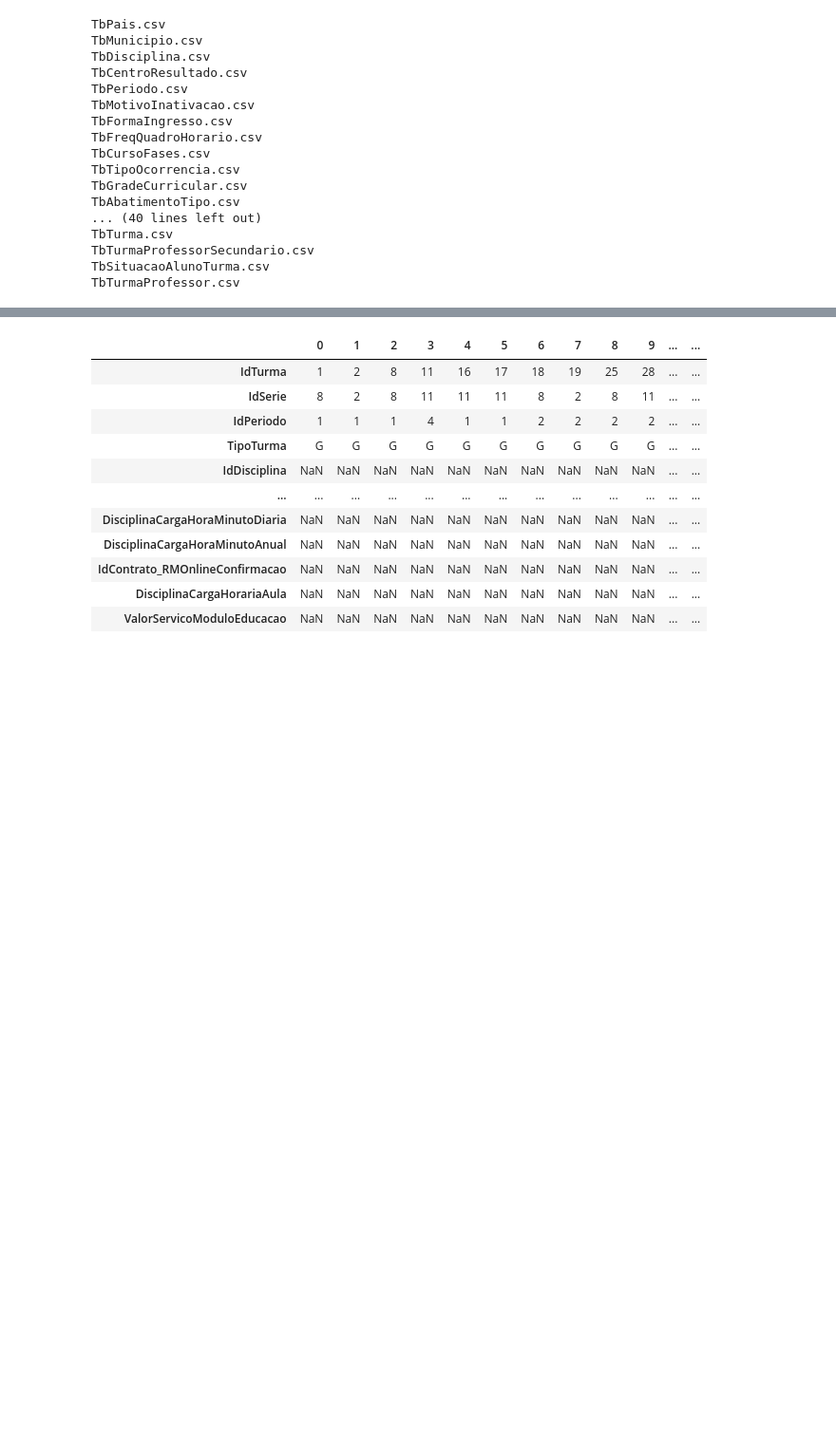
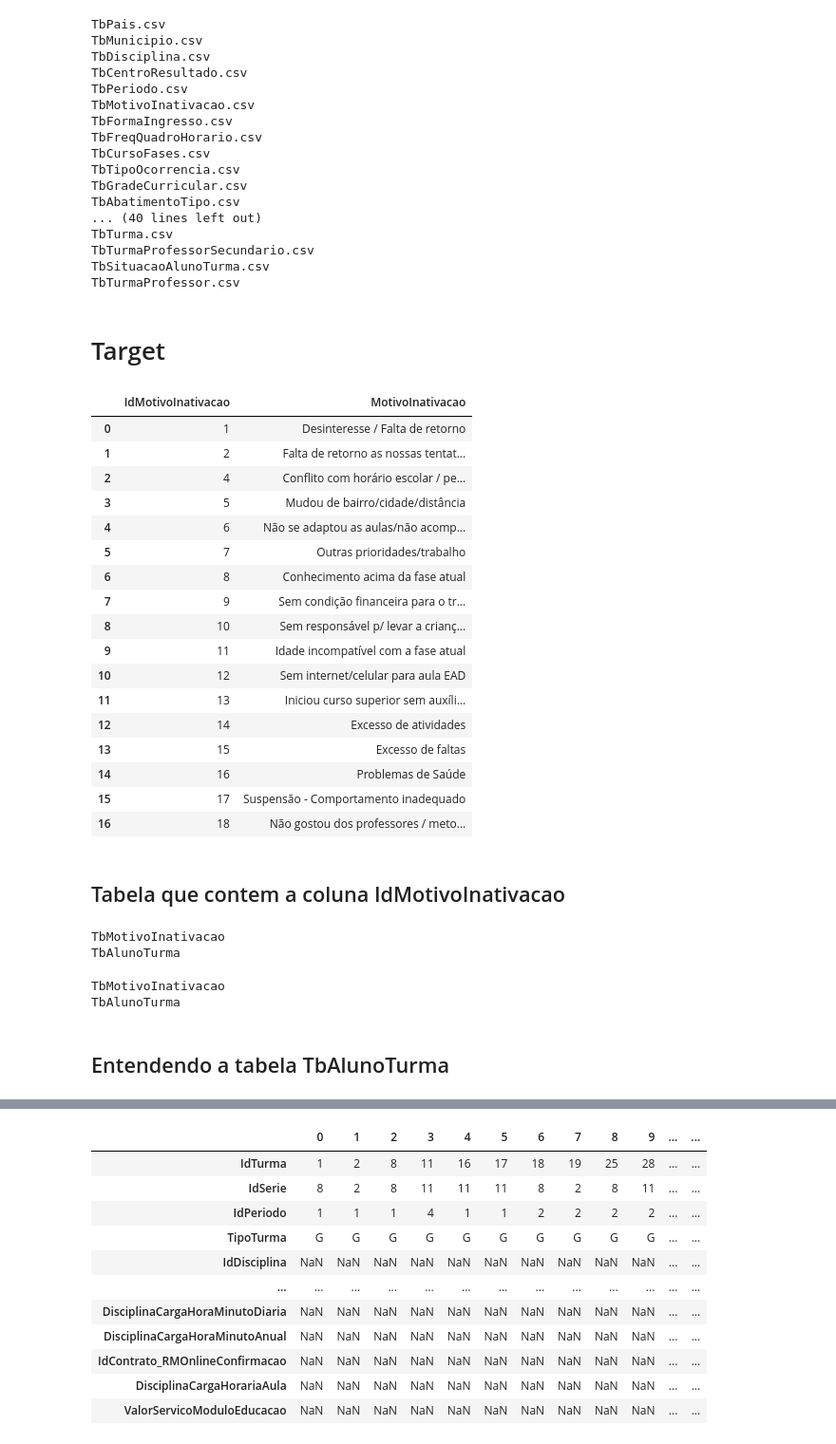
Before and after one commit to johnnathan862/pos-tech-datathon, a Jupyter notebook: exploratory.ipynb, the cells around one changed output, grey strips where cells are left out. Shown: that part at 95% size. Saved outputs shown, nothing was run; the diff lists cells and outputs as text; code cells hidden in the pictures; blank space fills up the shorter version.

```diff
--- a/exploratory.ipynb
+++ b/exploratory.ipynb
@@ -69,3 +95,26 @@ TbTurma.csv
 TbTurmaProfessorSecundario.csv
 TbSituacaoAlunoTurma.csv
 TbTurmaProfessor.csv
+# %% [markdown]
+# Target
+# %%
+TbOutras['TbMotivoInativacao']
+# %% [output]
+|  | IdMotivoInativacao | MotivoInativacao |
+| 0 | 1 | Desinteresse / Falta de retorno |
+| 1 | 2 | Falta de retorno as nossas tentat... |
+| 2 | 4 | Conflito com horário escolar / pe... |
+| 3 | 5 | Mudou de bairro/cidade/distância |
+| 4 | 6 | Não se adaptou as aulas/não acomp... |
+| 5 | 7 | Outras prioridades/trabalho |
+| 6 | 8 | Conhecimento acima da fase atual |
+| 7 | 9 | Sem condição financeira para o tr... |
+| 8 | 10 | Sem responsável p/ levar a crianç... |
+| 9 | 11 | Idade incompatível com a fase atual |
+| 10 | 12 | Sem internet/celular para aula EAD |
+| 11 | 13 | Iniciou curso superior sem auxíli... |
+| 12 | 14 | Excesso de atividades |
+| 13 | 15 | Excesso de faltas |
+| 14 | 16 | Problemas de Saúde |
+| 15 | 17 | Suspensão - Comportamento inadequado |
+| 16 | 18 | Não gostou dos professores / meto... |
@@ -71,0 +124,14 @@ TbTurmaProfessor.csv
+# %% [markdown]
+## Tabela que contem a coluna IdMotivoInativacao
+# %%
+search_tables_use_column(lst_todos_dados, 'exact', 'IdMotivoInativacao')
+# %% [output]
+TbMotivoInativacao
+TbAlunoTurma
+# %%
+search_tables_use_column(lst_todos_dados, 'like', 'IdMotivoInativacao')
+# %% [output]
+TbMotivoInativacao
+TbAlunoTurma
+# %% [markdown]
+## Entendendo a tabela TbAlunoTurma
```
Also changed, not shown: parts of 16 cells of this notebook.
